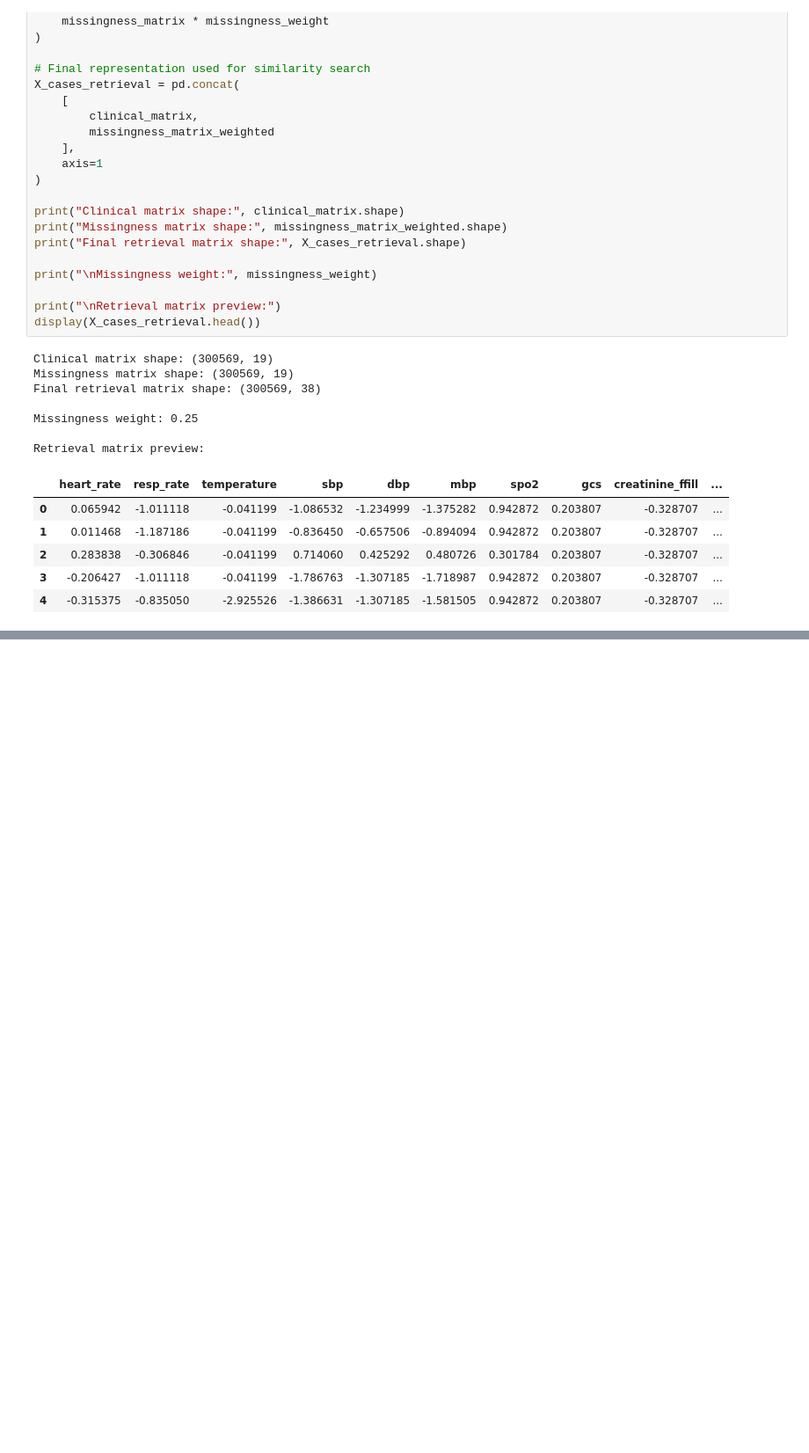
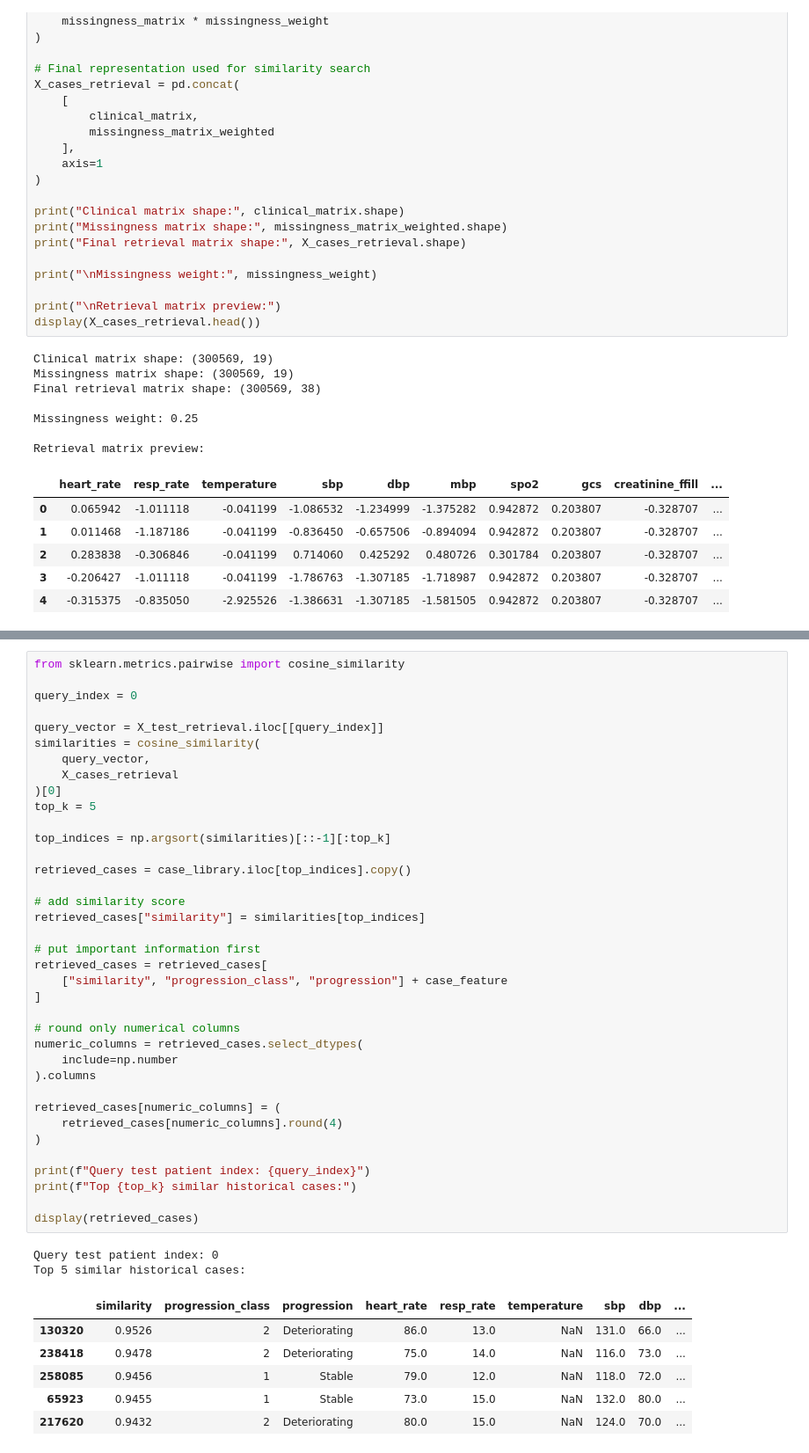
Before and after one commit to Prajin-K/Explainable-Sepsis-AI, a Jupyter notebook: notebooks/21_Case_RAG_Data_Preparation.ipynb, the cells around one changed output, grey strips where cells are left out. Shown at 88% size. Drawn from its saved outputs; the diff is of its cells as text; blank space fills up the shorter version.

```diff
--- a/notebooks/21_Case_RAG_Data_Preparation.ipynb
+++ b/notebooks/21_Case_RAG_Data_Preparation.ipynb
@@ -362,0 +454,46 @@ Retrieval matrix preview:
+# %%
+from sklearn.metrics.pairwise import cosine_similarity
+
+query_index = 0
+
+query_vector = X_test_retrieval.iloc[[query_index]]
+similarities = cosine_similarity(
+    query_vector,
+    X_cases_retrieval
+)[0]
+top_k = 5
+
+top_indices = np.argsort(similarities)[::-1][:top_k]
+
+retrieved_cases = case_library.iloc[top_indices].copy()
+
+# add similarity score
+retrieved_cases["similarity"] = similarities[top_indices]
+
+# put important information first
+retrieved_cases = retrieved_cases[
+    ["similarity", "progression_class", "progression"] + case_feature
+]
+
+# round only numerical columns
+numeric_columns = retrieved_cases.select_dtypes(
+    include=np.number
+).columns
+
+retrieved_cases[numeric_columns] = (
+    retrieved_cases[numeric_columns].round(4)
+)
+
+print(f"Query test patient index: {query_index}")
+print(f"Top {top_k} similar historical cases:")
+
+display(retrieved_cases)
+# %% [output]
+Query test patient index: 0
+Top 5 similar historical cases:
+|  | similarity | progression_class | progression | heart_rate | resp_rate | temperature | sbp | dbp | ... |
+| 130320 | 0.9526 | 2 | Deteriorating | 86.0 | 13.0 | NaN | 131.0 | 66.0 | ... |
+| 238418 | 0.9478 | 2 | Deteriorating | 75.0 | 14.0 | NaN | 116.0 | 73.0 | ... |
+| 258085 | 0.9456 | 1 | Stable | 79.0 | 12.0 | NaN | 118.0 | 72.0 | ... |
+| 65923 | 0.9455 | 1 | Stable | 73.0 | 15.0 | NaN | 132.0 | 80.0 | ... |
+| 217620 | 0.9432 | 2 | Deteriorating | 80.0 | 15.0 | NaN | 124.0 | 70.0 | ... |
```
Also changed, not shown: parts of 11 cells of this notebook.
